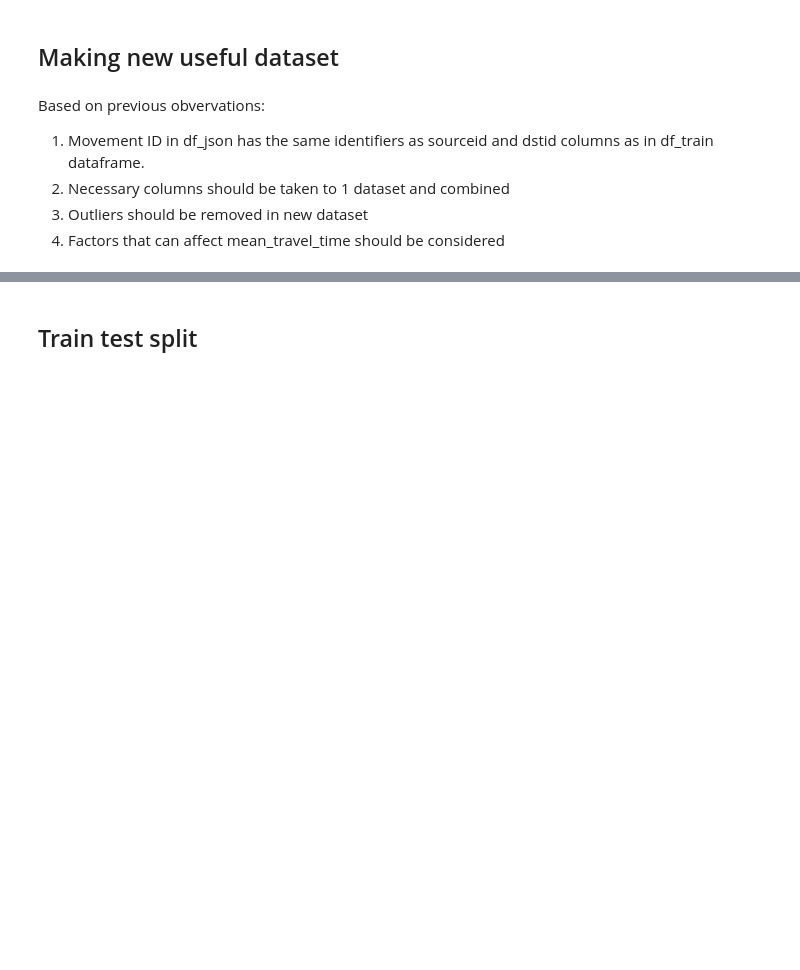
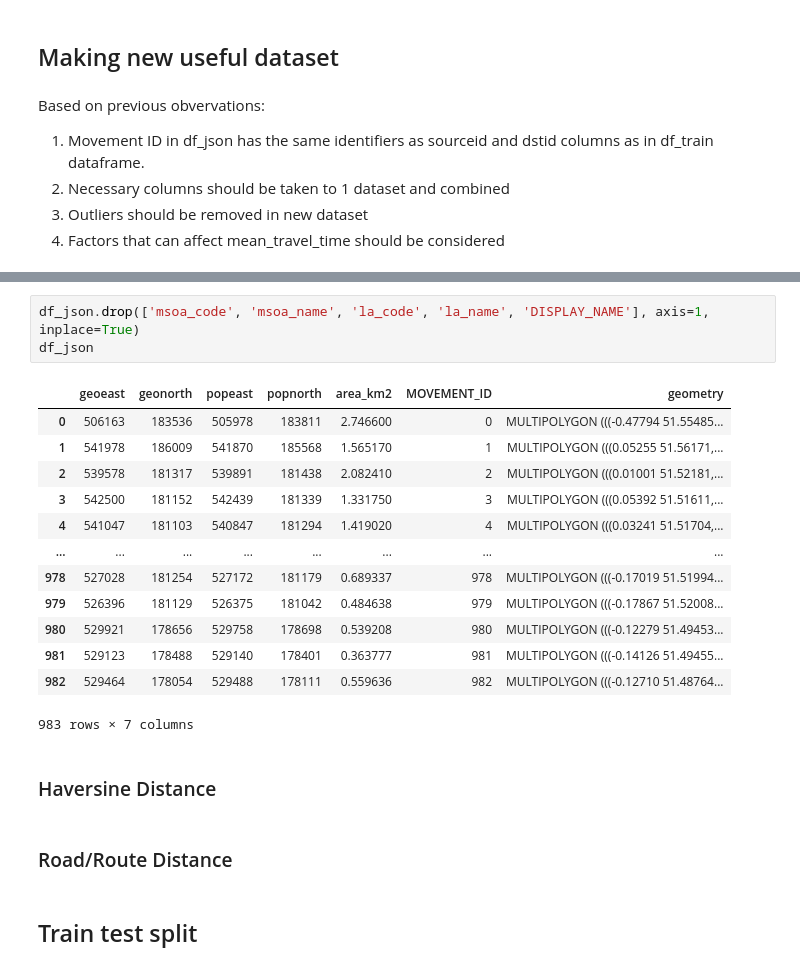
Before and after one commit to aliyusifov99/mec-ds-competition, a Jupyter notebook: Elnur/model-orderly.ipynb, the cells around one changed output, grey strips where cells are left out. Cells and saved outputs as stored; diff of their text form; blank space fills up the shorter version.

```diff
--- a/Elnur/model-orderly.ipynb
+++ b/Elnur/model-orderly.ipynb
@@ -121,3 +132,24 @@ Based on previous obvervations:
+# %%
+df_json.drop(['msoa_code', 'msoa_name', 'la_code', 'la_name', 'DISPLAY_NAME'], axis=1, inplace=True)
+df_json
+# %% [output]
+|  | geoeast | geonorth | popeast | popnorth | area_km2 | MOVEMENT_ID | geometry |
+| 0 | 506163 | 183536 | 505978 | 183811 | 2.746600 | 0 | MULTIPOLYGON (((-0.47794 51.55485... |
+| 1 | 541978 | 186009 | 541870 | 185568 | 1.565170 | 1 | MULTIPOLYGON (((0.05255 51.56171,... |
+| 2 | 539578 | 181317 | 539891 | 181438 | 2.082410 | 2 | MULTIPOLYGON (((0.01001 51.52181,... |
+| 3 | 542500 | 181152 | 542439 | 181339 | 1.331750 | 3 | MULTIPOLYGON (((0.05392 51.51611,... |
+| 4 | 541047 | 181103 | 540847 | 181294 | 1.419020 | 4 | MULTIPOLYGON (((0.03241 51.51704,... |
+| ... | ... | ... | ... | ... | ... | ... | ... |
+| 978 | 527028 | 181254 | 527172 | 181179 | 0.689337 | 978 | MULTIPOLYGON (((-0.17019 51.51994... |
+| 979 | 526396 | 181129 | 526375 | 181042 | 0.484638 | 979 | MULTIPOLYGON (((-0.17867 51.52008... |
+| 980 | 529921 | 178656 | 529758 | 178698 | 0.539208 | 980 | MULTIPOLYGON (((-0.12279 51.49453... |
+| 981 | 529123 | 178488 | 529140 | 178401 | 0.363777 | 981 | MULTIPOLYGON (((-0.14126 51.49455... |
+| 982 | 529464 | 178054 | 529488 | 178111 | 0.559636 | 982 | MULTIPOLYGON (((-0.12710 51.48764... |
+983 rows × 7 columns
+# %% [markdown]
+### Haversine Distance
+# %% [markdown]
+### Road/Route Distance
 # %% [markdown]
 ## Train test split
 # %% [markdown]
```
Also changed, not shown: parts of 2 cells of this notebook.
